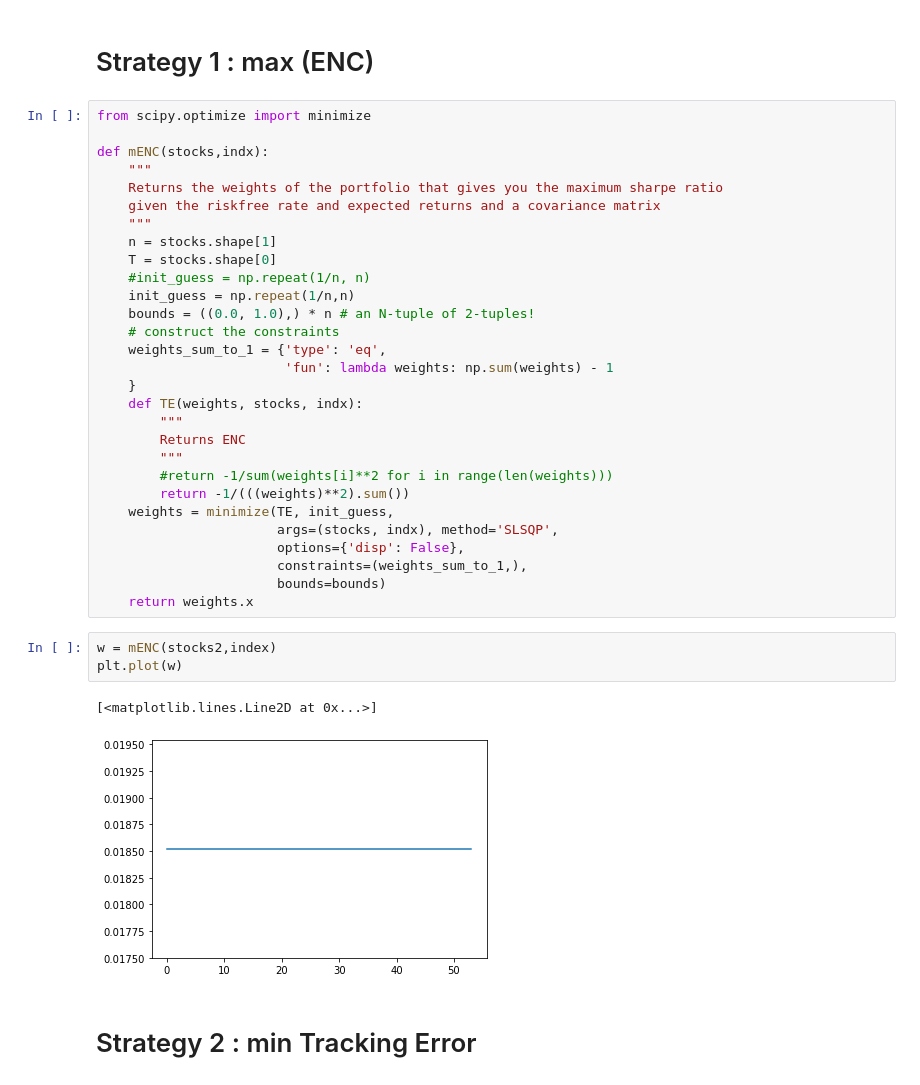
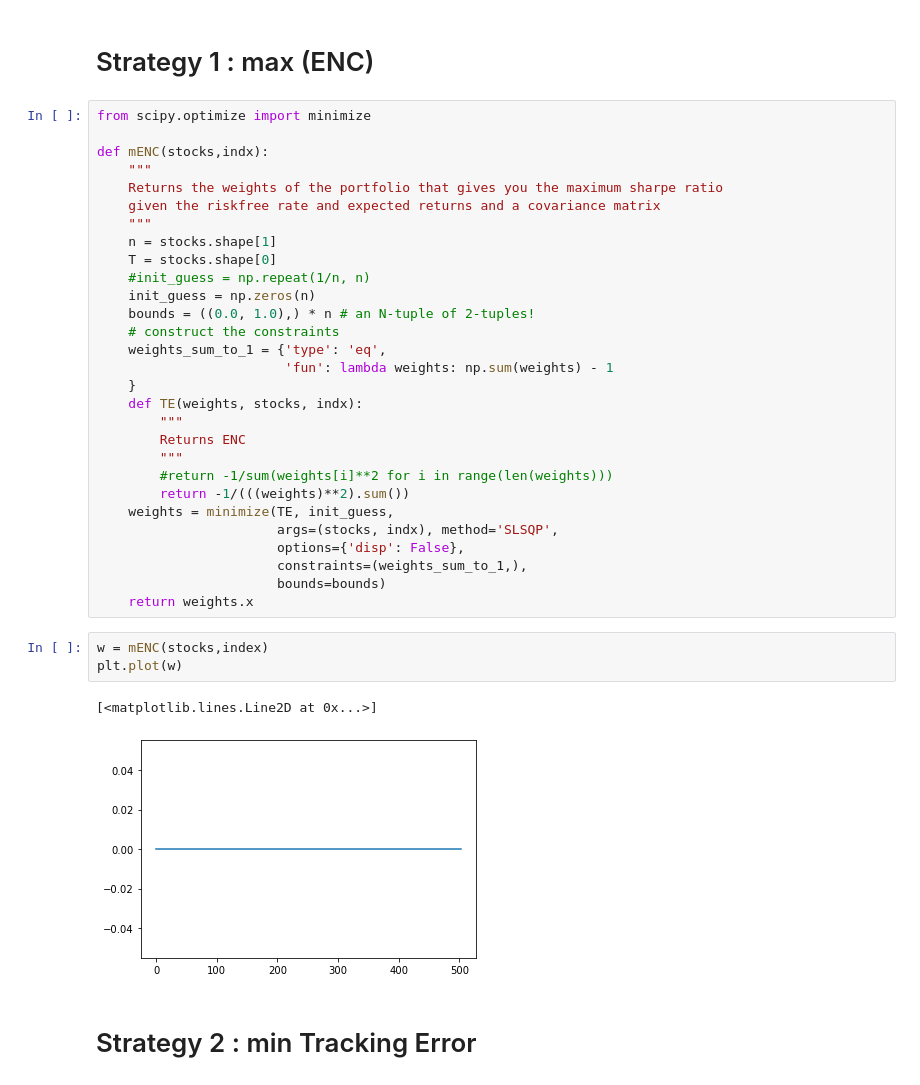
Before and after one commit to ValentinLassaigne/Climate-finance, a Jupyter notebook: Example.ipynb, the cells around one changed output. Saved outputs shown, nothing was run; the diff lists cells and outputs as text.

```diff
--- a/Example.ipynb
+++ b/Example.ipynb
@@ -250,7 +250,7 @@ def mENC(stocks,indx):
     n = stocks.shape[1]
     T = stocks.shape[0]
     #init_guess = np.repeat(1/n, n)
-    init_guess = np.repeat(1/n,n)
+    init_guess = np.zeros(n)
     bounds = ((0.0, 1.0),) * n # an N-tuple of 2-tuples!
     # construct the constraints
     weights_sum_to_1 = {'type': 'eq',
@@ -269,11 +269,11 @@ def mENC(stocks,indx):
                        bounds=bounds)
     return weights.x
 # %%
-w = mENC(stocks2,index)
+w = mENC(stocks,index)
 plt.plot(w)
 # %% [output]
 [<matplotlib.lines.Line2D at 0x...>]
-[figure, old version]
+[figure, new version]
 # %% [markdown]
 # Strategy 2 : min Tracking Error
 # %%
```
